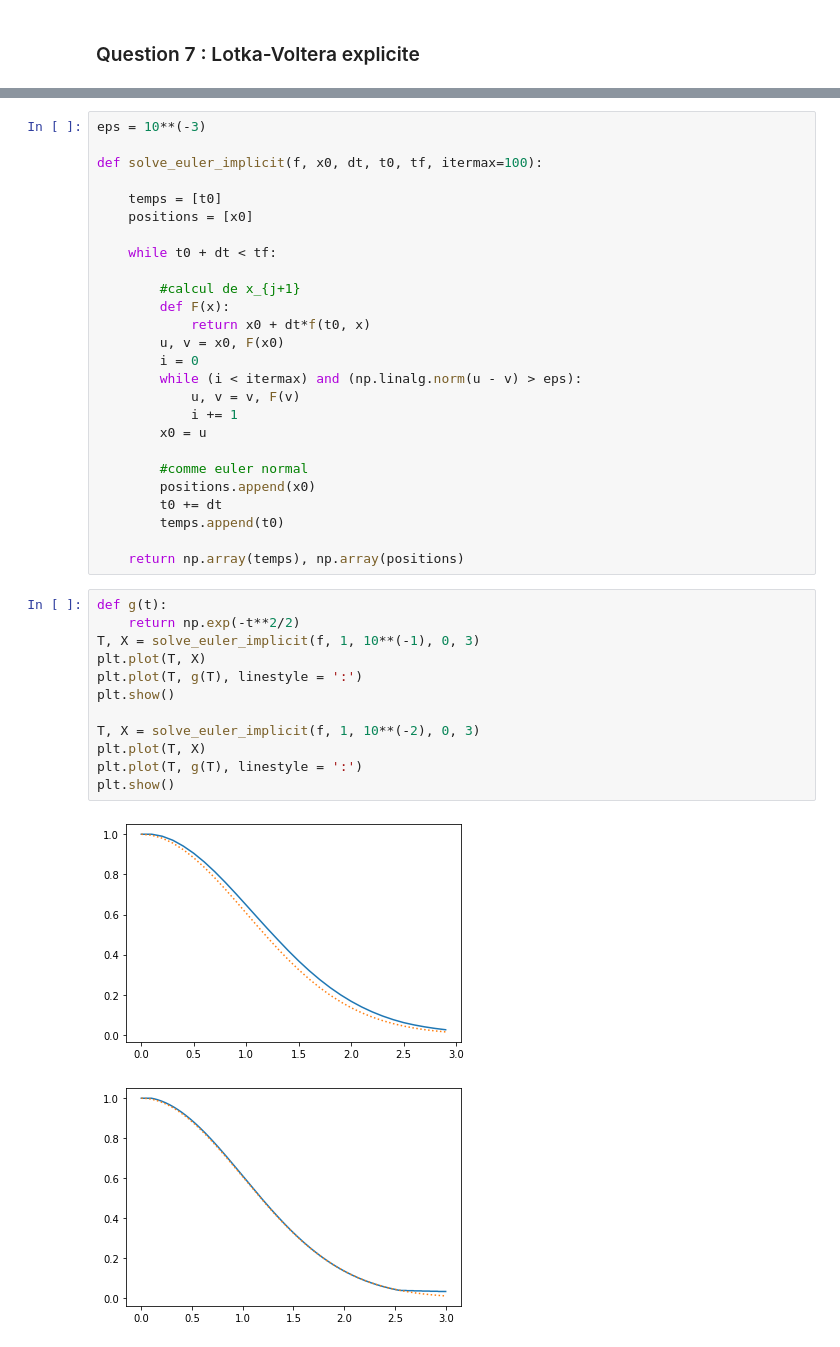
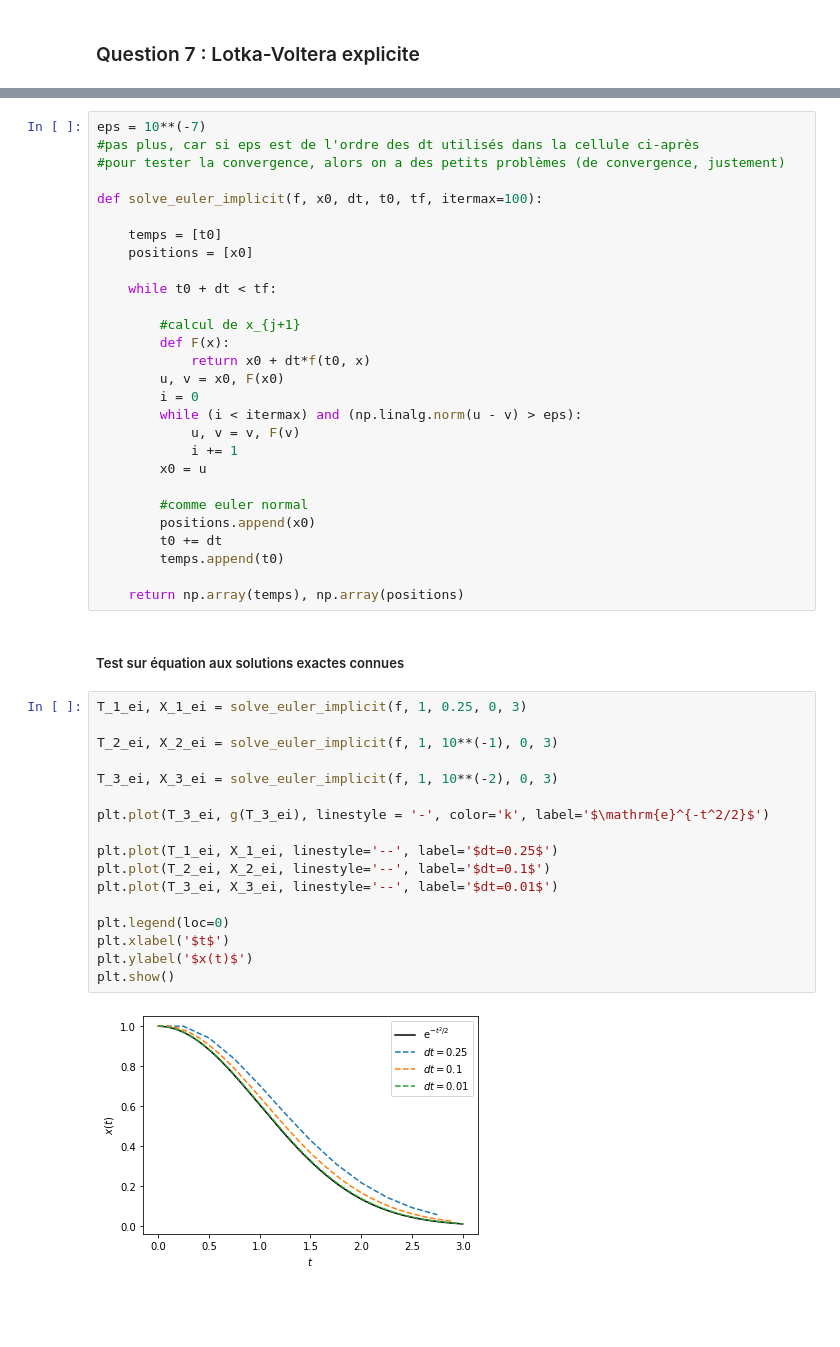
Before and after one commit to colombe-nothhelfer/ProjetNumerique2, a Jupyter notebook: Untitled.ipynb, the cells around one changed output, grey strips where cells are left out. Saved outputs shown, nothing was run; the diff lists cells and outputs as text; blank space fills up the shorter version.

```diff
--- a/Untitled.ipynb
+++ b/Untitled.ipynb
@@ -223,5 +250,7 @@ plt.show()
 # %%
-eps = 10**(-3)
+eps = 10**(-7)
+#pas plus, car si eps est de l'ordre des dt utilisés dans la cellule ci-après
+#pour tester la convergence, alors on a des petits problèmes (de convergence, justement)
 
 def solve_euler_implicit(f, x0, dt, t0, tf, itermax=100):
 
@@ -246,18 +275,24 @@ def solve_euler_implicit(f, x0, dt, t0, tf, itermax=100):
         temps.append(t0)
 
     return np.array(temps), np.array(positions)
-# %%
-def g(t):
-    return np.exp(-t**2/2)
-T, X = solve_euler_implicit(f, 1, 10**(-1), 0, 3)
-plt.plot(T, X)
-plt.plot(T, g(T), linestyle = ':')
-plt.show()
-
-T, X = solve_euler_implicit(f, 1, 10**(-2), 0, 3)
-plt.plot(T, X)
-plt.plot(T, g(T), linestyle = ':')
-plt.show()
-# %% [output]
-[figure, removed]
-[figure, removed]
+# %% [markdown]
+##### Test sur équation aux solutions exactes connues
+# %%
+T_1_ei, X_1_ei = solve_euler_implicit(f, 1, 0.25, 0, 3)
+
+T_2_ei, X_2_ei = solve_euler_implicit(f, 1, 10**(-1), 0, 3)
+
+T_3_ei, X_3_ei = solve_euler_implicit(f, 1, 10**(-2), 0, 3)
+
+plt.plot(T_3_ei, g(T_3_ei), linestyle = '-', color='k', label='$\mathrm{e}^{-t^2/2}$')
+
+plt.plot(T_1_ei, X_1_ei, linestyle='--', label='$dt=0.25$')
+plt.plot(T_2_ei, X_2_ei, linestyle='--', label='$dt=0.1$')
+plt.plot(T_3_ei, X_3_ei, linestyle='--', label='$dt=0.01$')
+
+plt.legend(loc=0)
+plt.xlabel('$t$')
+plt.ylabel('$x(t)$')
+plt.show()
+# %% [output]
+[figure, added]
```
Also changed, not shown: parts of 22 cells of this notebook.
